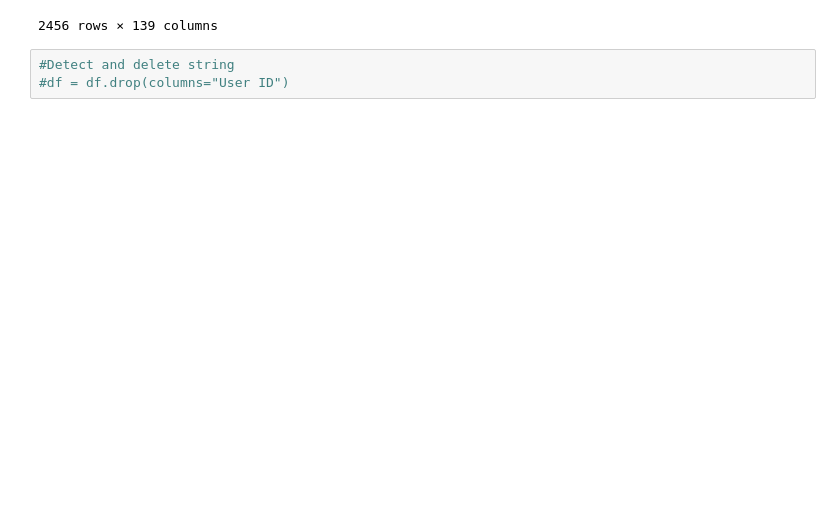
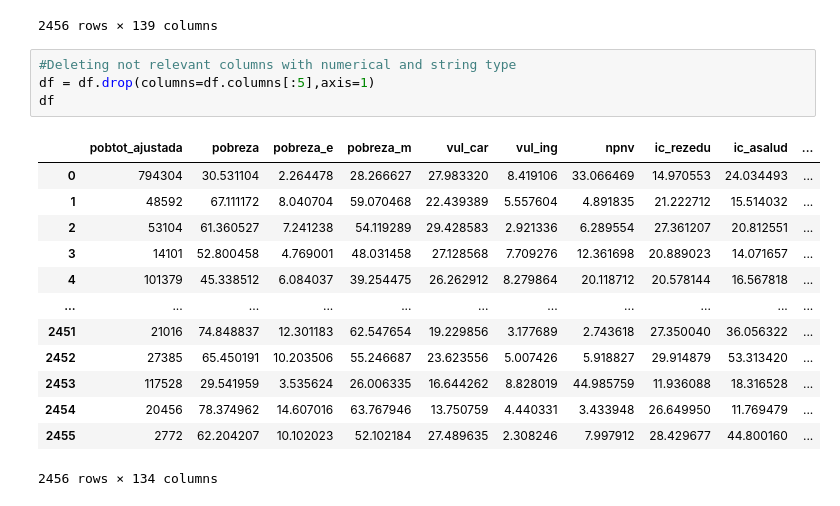
Before and after one commit to Ricardo-Tzuc/security_in_population_prediction, a Jupyter notebook: main_prediction_code.ipynb, the cells around one changed output. Saved outputs shown, nothing was run; the diff lists cells and outputs as text; blank space fills up the shorter version.

```diff
--- a/main_prediction_code.ipynb
+++ b/main_prediction_code.ipynb
@@ -97,5 +97,20 @@ df
 | 2455 | 32 | Zacatecas | 58 | 32058 | Santa María de la Paz | 2772 | 62.204207 | 10.102023 | 52.102184 | ... |
 2456 rows × 139 columns
 # %%
-#Detect and delete string
-#df = df.drop(columns="User ID")
+#Deleting not relevant columns with numerical and string type
+df = df.drop(columns=df.columns[:5],axis=1)
+df
+# %% [output]
+|  | pobtot_ajustada | pobreza | pobreza_e | pobreza_m | vul_car | vul_ing | npnv | ic_rezedu | ic_asalud | ... |
+| 0 | 794304 | 30.531104 | 2.264478 | 28.266627 | 27.983320 | 8.419106 | 33.066469 | 14.970553 | 24.034493 | ... |
+| 1 | 48592 | 67.111172 | 8.040704 | 59.070468 | 22.439389 | 5.557604 | 4.891835 | 21.222712 | 15.514032 | ... |
+| 2 | 53104 | 61.360527 | 7.241238 | 54.119289 | 29.428583 | 2.921336 | 6.289554 | 27.361207 | 20.812551 | ... |
+| 3 | 14101 | 52.800458 | 4.769001 | 48.031458 | 27.128568 | 7.709276 | 12.361698 | 20.889023 | 14.071657 | ... |
+| 4 | 101379 | 45.338512 | 6.084037 | 39.254475 | 26.262912 | 8.279864 | 20.118712 | 20.578144 | 16.567818 | ... |
+| ... | ... | ... | ... | ... | ... | ... | ... | ... | ... | ... |
+| 2451 | 21016 | 74.848837 | 12.301183 | 62.547654 | 19.229856 | 3.177689 | 2.743618 | 27.350040 | 36.056322 | ... |
+| 2452 | 27385 | 65.450191 | 10.203506 | 55.246687 | 23.623556 | 5.007426 | 5.918827 | 29.914879 | 53.313420 | ... |
+| 2453 | 117528 | 29.541959 | 3.535624 | 26.006335 | 16.644262 | 8.828019 | 44.985759 | 11.936088 | 18.316528 | ... |
+| 2454 | 20456 | 78.374962 | 14.607016 | 63.767946 | 13.750759 | 4.440331 | 3.433948 | 26.649950 | 11.769479 | ... |
+| 2455 | 2772 | 62.204207 | 10.102023 | 52.102184 | 27.489635 | 2.308246 | 7.997912 | 28.429677 | 44.800160 | ... |
+2456 rows × 134 columns
```
Also changed, not shown: parts of 2 cells of this notebook.
